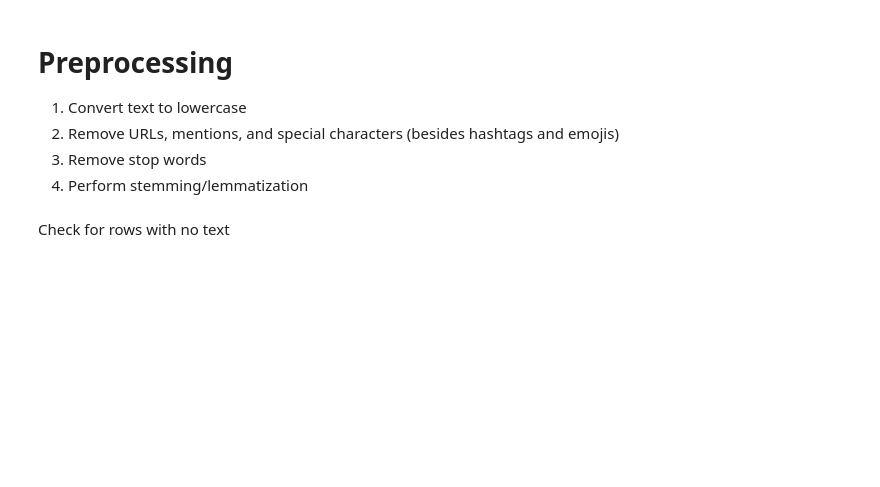
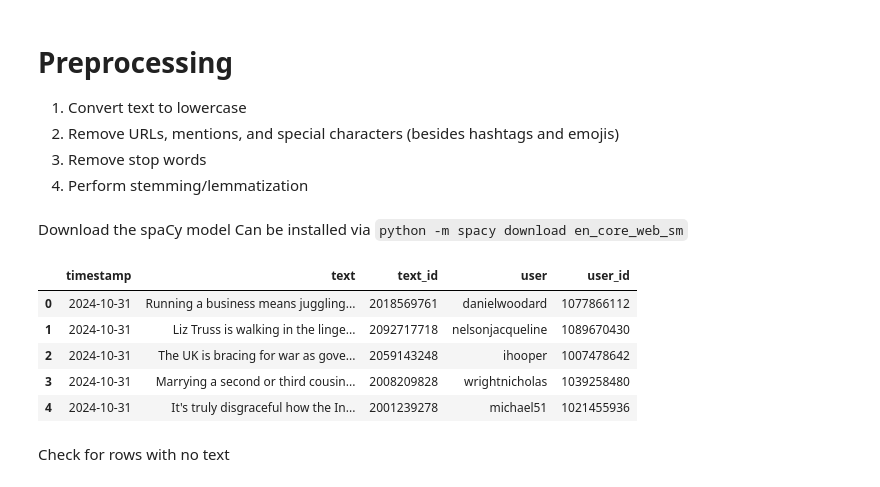
Before and after one commit to IronL442/UL-Case-Study-V2, a Jupyter notebook: analysis/preprocessing.ipynb, the cells around one changed output. Cells and saved outputs as stored; diff of their text form; code cells hidden in the pictures; blank space fills up the shorter version.

```diff
--- a/analysis/preprocessing.ipynb
+++ b/analysis/preprocessing.ipynb
@@ -11,0 +7,3 @@ nlp = spacy.load("en_core_web_sm", disable=["ner", "parser"]) # disable ner and
+# %% [markdown]
+Download the spaCy model
+Can be installed via `python -m spacy download en_core_web_sm`
@@ -12,8 +14,14 @@ nlp = spacy.load("en_core_web_sm", disable=["ner", "parser"]) # disable ner and
 # %%
 # Load the JSON file
 df_posts = pd.read_json('../dataset.json')
-
-df_posts
+df_posts.head()
+# %% [output]
+|  | timestamp | text | text_id | user | user_id |
+| 0 | 2024-10-31 | Running a business means juggling... | 2018569761 | danielwoodard | 1077866112 |
+| 1 | 2024-10-31 | Liz Truss is walking in the linge... | 2092717718 | nelsonjacqueline | 1089670430 |
+| 2 | 2024-10-31 | The UK is bracing for war as gove... | 2059143248 | ihooper | 1007478642 |
+| 3 | 2024-10-31 | Marrying a second or third cousin... | 2008209828 | wrightnicholas | 1039258480 |
+| 4 | 2024-10-31 | It's truly disgraceful how the In... | 2001239278 | michael51 | 1021455936 |
 # %%
 #nlp = spacy.load("en_core_web_trf")
 # def extract_entities(text):
```
Also changed, not shown: parts of 16 cells of this notebook, 4 other files.
